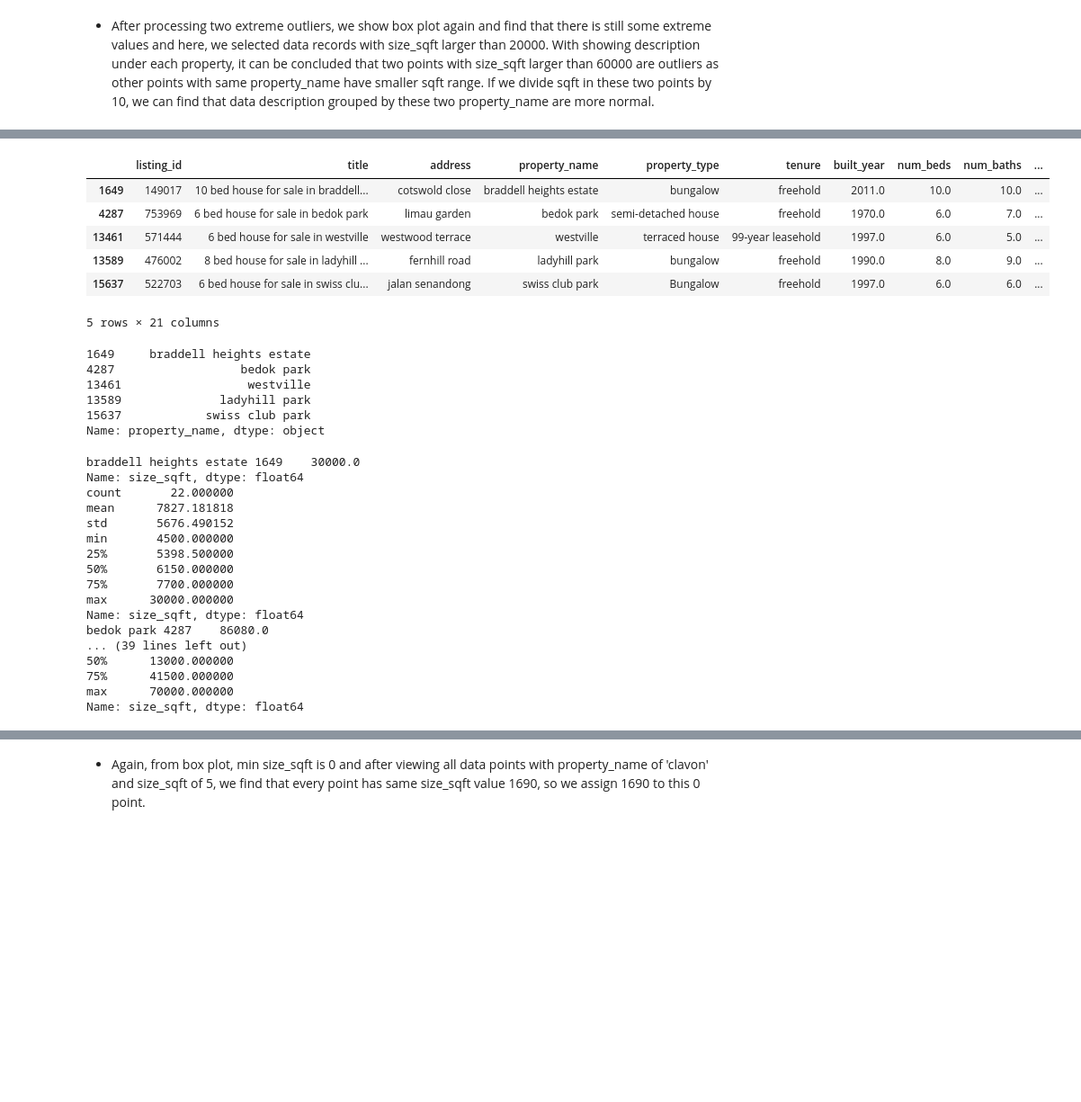
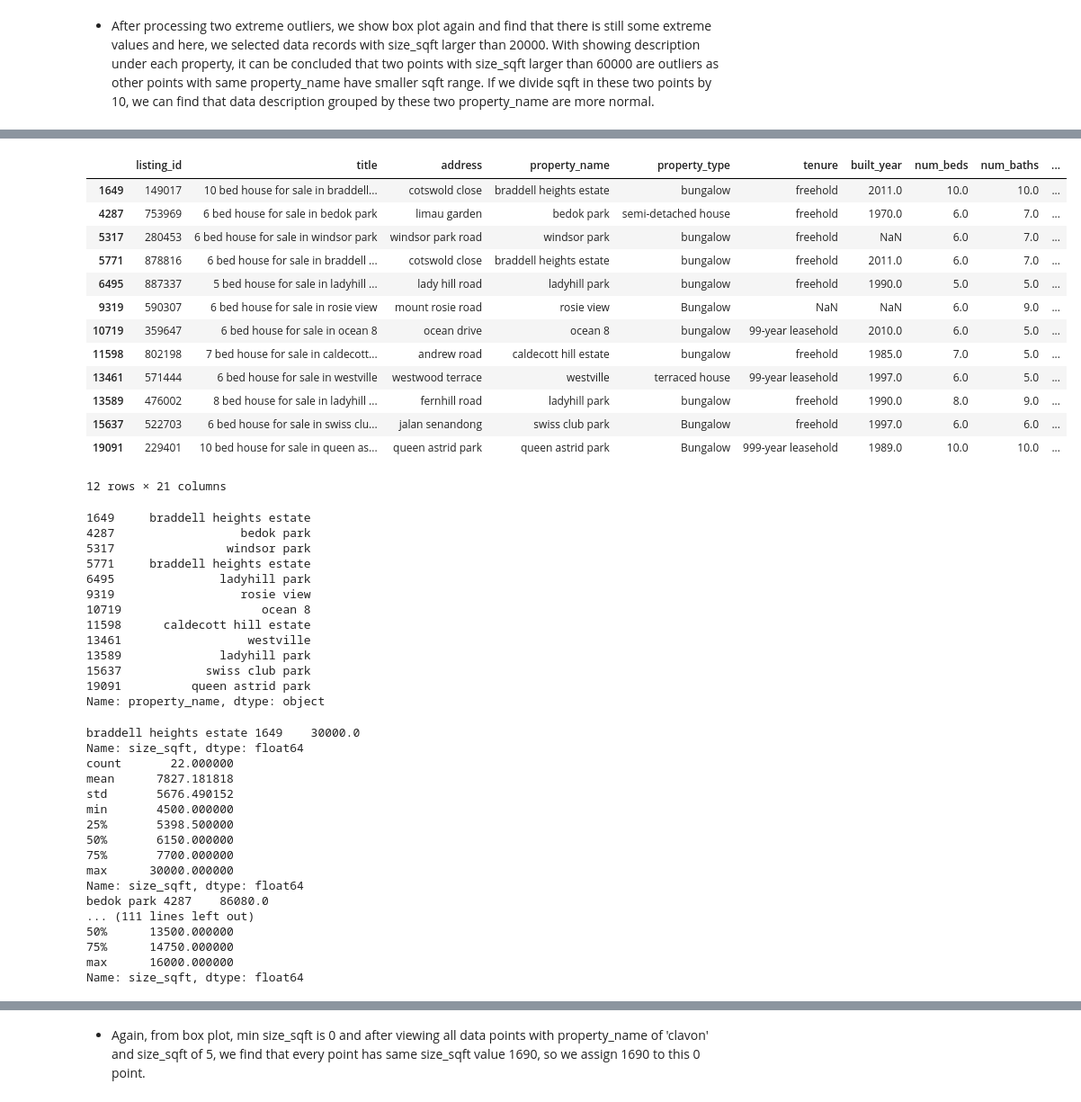
Before and after one commit to PigeonPhobia/no-bylan-regressor, a Jupyter notebook: mingyue_public_EDA.ipynb, the cells around one changed output, grey strips where cells are left out. Shown: that part at 90% size. Drawn from its saved outputs; the diff is of its cells as text; code cells hidden in the pictures; blank space fills up the shorter version.

```diff
--- a/mingyue_public_EDA.ipynb
+++ b/mingyue_public_EDA.ipynb
@@ -98,26 +97,40 @@ plt.show()
 # %%
-data_train[data_train['size_sqft']>20000]
+data_train[data_train['size_sqft']>15000]
 # %% [output]
 |  | listing_id | title | address | property_name | property_type | tenure | built_year | num_beds | num_baths | ... |
 | 1649 | 149017 | 10 bed house for sale in braddell... | cotswold close | braddell heights estate | bungalow | freehold | 2011.0 | 10.0 | 10.0 | ... |
 | 4287 | 753969 | 6 bed house for sale in bedok park | limau garden | bedok park | semi-detached house | freehold | 1970.0 | 6.0 | 7.0 | ... |
+| 5317 | 280453 | 6 bed house for sale in windsor park | windsor park road | windsor park | bungalow | freehold | NaN | 6.0 | 7.0 | ... |
+| 5771 | 878816 | 6 bed house for sale in braddell ... | cotswold close | braddell heights estate | bungalow | freehold | 2011.0 | 6.0 | 7.0 | ... |
+| 6495 | 887337 | 5 bed house for sale in ladyhill ... | lady hill road | ladyhill park | bungalow | freehold | 1990.0 | 5.0 | 5.0 | ... |
+| 9319 | 590307 | 6 bed house for sale in rosie view | mount rosie road | rosie view | Bungalow | NaN | NaN | 6.0 | 9.0 | ... |
+| 10719 | 359647 | 6 bed house for sale in ocean 8 | ocean drive | ocean 8 | bungalow | 99-year leasehold | 2010.0 | 6.0 | 5.0 | ... |
+| 11598 | 802198 | 7 bed house for sale in caldecott... | andrew road | caldecott hill estate | bungalow | freehold | 1985.0 | 7.0 | 5.0 | ... |
 | 13461 | 571444 | 6 bed house for sale in westville | westwood terrace | westville | terraced house | 99-year leasehold | 1997.0 | 6.0 | 5.0 | ... |
 | 13589 | 476002 | 8 bed house for sale in ladyhill ... | fernhill road | ladyhill park | bungalow | freehold | 1990.0 | 8.0 | 9.0 | ... |
 | 15637 | 522703 | 6 bed house for sale in swiss clu... | jalan senandong | swiss club park | Bungalow | freehold | 1997.0 | 6.0 | 6.0 | ... |
+| 19091 | 229401 | 10 bed house for sale in queen as... | queen astrid park | queen astrid park | Bungalow | 999-year leasehold | 1989.0 | 10.0 | 10.0 | ... |
-5 rows × 21 columns
+12 rows × 21 columns
 # %%
-property_name = data_train[data_train['size_sqft']>20000]['property_name']
+property_name = data_train[data_train['size_sqft']>15000]['property_name']
 property_name
 # %% [output]
 1649     braddell heights estate
 4287                  bedok park
+5317                windsor park
+5771     braddell heights estate
+6495               ladyhill park
+9319                  rosie view
+10719                    ocean 8
+11598      caldecott hill estate
 13461                  westville
 13589              ladyhill park
 15637            swiss club park
+19091          queen astrid park
 Name: property_name, dtype: object
 # %%
 for i in property_name:
-    print(i, data_train[(data_train['size_sqft']>20000) & (data_train['property_name'] == i)]['size_sqft'])
+    print(i, data_train[(data_train['size_sqft']>15000) & (data_train['property_name'] == i)]['size_sqft'])
     print(data_train[data_train['property_name']==i]['size_sqft'].describe())
 # %% [output]
 braddell heights estate 1649    30000.0
@@ -132,10 +145,10 @@ min       4500.000000
 max      30000.000000
 Name: size_sqft, dtype: float64
 bedok park 4287    86080.0
-... (39 lines left out)
-50%      13000.000000
-75%      41500.000000
-max      70000.000000
+... (111 lines left out)
+50%      13500.000000
+75%      14750.000000
+max      16000.000000
 Name: size_sqft, dtype: float64
 # %%
 data_train["size_sqft"] = np.where(data_train["size_sqft"] > 60000, data_train["size_sqft"]/10, data_train["size_sqft"])
```
Also changed, not shown: parts of 39 cells of this notebook, 1 other file.
